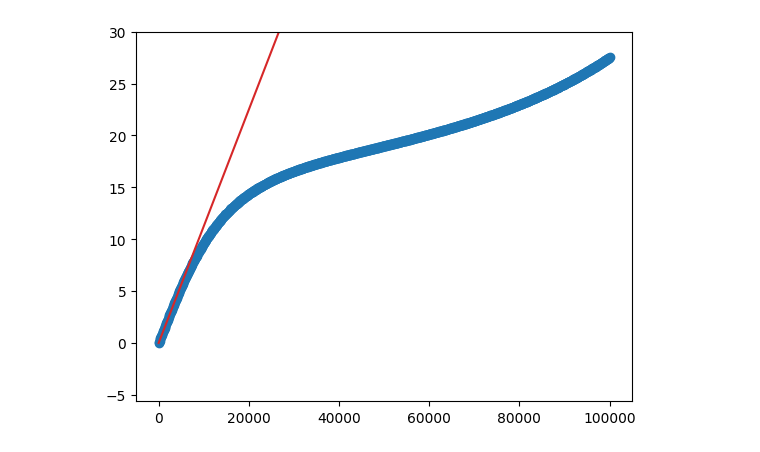
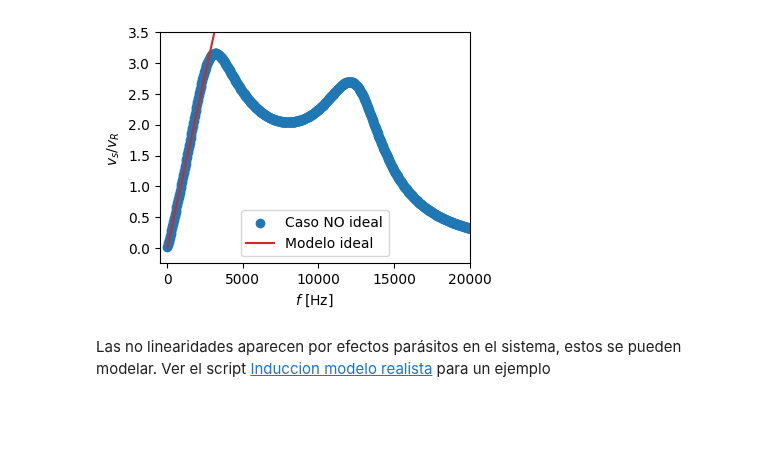
Before and after one commit to chacoma/LABO3_DF_UBA, a Jupyter notebook: Programas/Analisis_induccion/Induccion_Modelo_bajas_freq.ipynb, the cells around one changed output. Saved outputs shown, nothing was run; the diff lists cells and outputs as text; code cells hidden in the pictures; blank space fills up the shorter version.

```diff
--- a/Programas/Analisis_induccion/Induccion_Modelo_bajas_freq.ipynb
+++ b/Programas/Analisis_induccion/Induccion_Modelo_bajas_freq.ipynb
@@ -51,10 +52,8 @@ plt.show()
 # %%
-df2 = pd.read_csv('data/transformadores_parasitos.txt',
+df2 = pd.read_csv('data/induc_paras_2.txt',
                  sep='\t|,',
                  engine='python',
                  skiprows=1,
                  names=['f', 'Tr', 'Ti'],
                  dtype='float'
 )
-
-df2.tail()
@@ -68,24 +60,27 @@ df2.tail()
 # %%
+
 R=100
-Rg=50
-R1=10
-R2=50
 L1= 10e-3
 L2= 50e-3
 k = 0.8
 
 M= k*np.sqrt( L1*L2 )
 
-fig,ax = plt.subplots()
+fig,ax = plt.subplots(figsize=(4,3))
 
 T = abs(df2["Tr"]+ 1j*df2["Ti"])
 
-ax.scatter( df2["f"],T )
+ax.scatter( df2["f"],T , label='Caso NO ideal')
 
-ax.plot( df2["f"], T_mod( df2["f"] ), c='C3' )
+ax.plot( df2["f"], T_mod( df2["f"] ), c='C3' , label='Modelo ideal')
 
-
-ax.set_ylim((None,30))
+ax.set_xlim((-500,20000))
+ax.set_ylim((-0.25,3.5))
+ax.set_xlabel("$f$ [Hz]")
+ax.set_ylabel("$v_s/v_R$ ")
+ax.legend()
 plt.show()
 # %% [output]
-[figure, old version]
+[figure, new version]
+# %% [markdown]
+Las no linearidades aparecen por efectos parásitos en el sistema, estos se pueden modelar. Ver el script [Induccion modelo realista](Induccion_Modelo_Realista.ipynb) para un ejemplo
```
Also changed, not shown: parts of 7 cells of this notebook, 2 other files.
